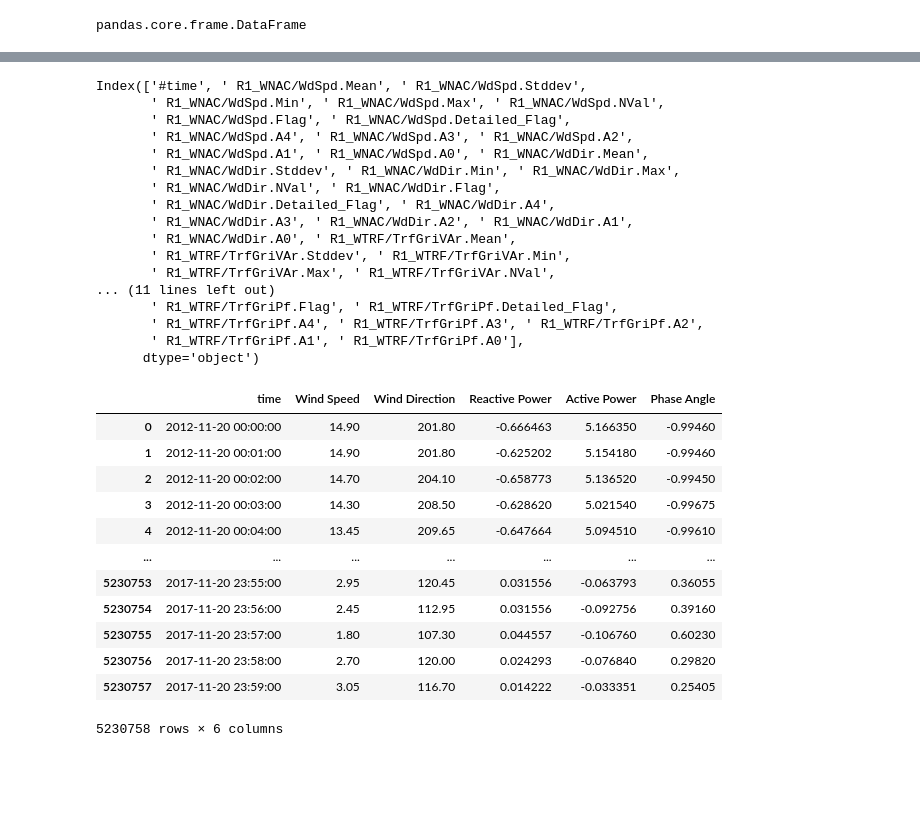
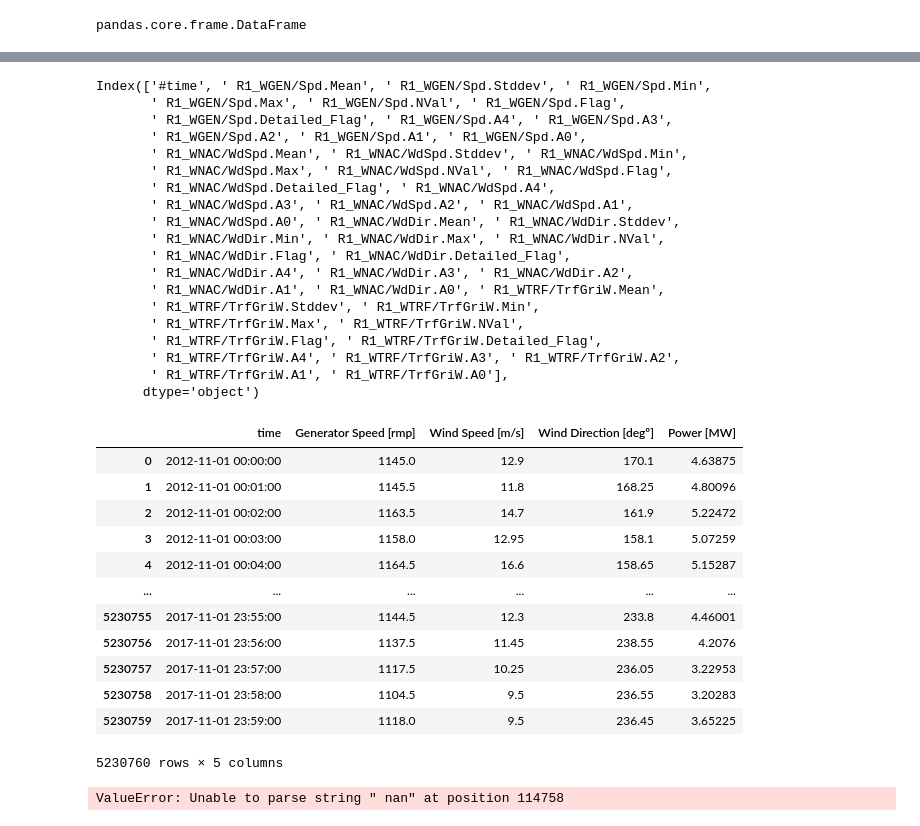
Before and after one commit to BertaVives/Analisis-de-la-insuficiencia-cardiaca, a Jupyter notebook: src/notebooks/data_import.ipynb, the cells around one changed output, grey strips where cells are left out. Cells and saved outputs as stored; diff of their text form; code cells hidden in the pictures; blank space fills up the shorter version.

```diff
--- a/src/notebooks/data_import.ipynb
+++ b/src/notebooks/data_import.ipynb
@@ -1,8 +1,8 @@
 # %%
 import pandas as pd
 # %%
-file = '../data/bertavivesm.20221129144401885.data.csv'
-df = pd.read_csv(file,delimiter=';')
+file = '../data/bertavivesm.20221206152300592.database.csv'
+df = pd.read_csv(file, delimiter=';', low_memory=False)
 type(df)
 # %% [output]
 pandas.core.frame.DataFrame
@@ -29,44 +29,48 @@ df
 # %%
 df.columns
 # %% [output]
-Index(['#time', ' R1_WNAC/WdSpd.Mean', ' R1_WNAC/WdSpd.Stddev',
-       ' R1_WNAC/WdSpd.Min', ' R1_WNAC/WdSpd.Max', ' R1_WNAC/WdSpd.NVal',
-       ' R1_WNAC/WdSpd.Flag', ' R1_WNAC/WdSpd.Detailed_Flag',
-       ' R1_WNAC/WdSpd.A4', ' R1_WNAC/WdSpd.A3', ' R1_WNAC/WdSpd.A2',
-       ' R1_WNAC/WdSpd.A1', ' R1_WNAC/WdSpd.A0', ' R1_WNAC/WdDir.Mean',
-       ' R1_WNAC/WdDir.Stddev', ' R1_WNAC/WdDir.Min', ' R1_WNAC/WdDir.Max',
-       ' R1_WNAC/WdDir.NVal', ' R1_WNAC/WdDir.Flag',
-       ' R1_WNAC/WdDir.Detailed_Flag', ' R1_WNAC/WdDir.A4',
-       ' R1_WNAC/WdDir.A3', ' R1_WNAC/WdDir.A2', ' R1_WNAC/WdDir.A1',
-       ' R1_WNAC/WdDir.A0', ' R1_WTRF/TrfGriVAr.Mean',
-       ' R1_WTRF/TrfGriVAr.Stddev', ' R1_WTRF/TrfGriVAr.Min',
-       ' R1_WTRF/TrfGriVAr.Max', ' R1_WTRF/TrfGriVAr.NVal',
-... (11 lines left out)
-       ' R1_WTRF/TrfGriPf.Flag', ' R1_WTRF/TrfGriPf.Detailed_Flag',
-       ' R1_WTRF/TrfGriPf.A4', ' R1_WTRF/TrfGriPf.A3', ' R1_WTRF/TrfGriPf.A2',
-       ' R1_WTRF/TrfGriPf.A1', ' R1_WTRF/TrfGriPf.A0'],
+Index(['#time', ' R1_WGEN/Spd.Mean', ' R1_WGEN/Spd.Stddev', ' R1_WGEN/Spd.Min',
+       ' R1_WGEN/Spd.Max', ' R1_WGEN/Spd.NVal', ' R1_WGEN/Spd.Flag',
+       ' R1_WGEN/Spd.Detailed_Flag', ' R1_WGEN/Spd.A4', ' R1_WGEN/Spd.A3',
+       ' R1_WGEN/Spd.A2', ' R1_WGEN/Spd.A1', ' R1_WGEN/Spd.A0',
+       ' R1_WNAC/WdSpd.Mean', ' R1_WNAC/WdSpd.Stddev', ' R1_WNAC/WdSpd.Min',
+       ' R1_WNAC/WdSpd.Max', ' R1_WNAC/WdSpd.NVal', ' R1_WNAC/WdSpd.Flag',
+       ' R1_WNAC/WdSpd.Detailed_Flag', ' R1_WNAC/WdSpd.A4',
+       ' R1_WNAC/WdSpd.A3', ' R1_WNAC/WdSpd.A2', ' R1_WNAC/WdSpd.A1',
+       ' R1_WNAC/WdSpd.A0', ' R1_WNAC/WdDir.Mean', ' R1_WNAC/WdDir.Stddev',
+       ' R1_WNAC/WdDir.Min', ' R1_WNAC/WdDir.Max', ' R1_WNAC/WdDir.NVal',
+       ' R1_WNAC/WdDir.Flag', ' R1_WNAC/WdDir.Detailed_Flag',
+       ' R1_WNAC/WdDir.A4', ' R1_WNAC/WdDir.A3', ' R1_WNAC/WdDir.A2',
+       ' R1_WNAC/WdDir.A1', ' R1_WNAC/WdDir.A0', ' R1_WTRF/TrfGriW.Mean',
+       ' R1_WTRF/TrfGriW.Stddev', ' R1_WTRF/TrfGriW.Min',
+       ' R1_WTRF/TrfGriW.Max', ' R1_WTRF/TrfGriW.NVal',
+       ' R1_WTRF/TrfGriW.Flag', ' R1_WTRF/TrfGriW.Detailed_Flag',
+       ' R1_WTRF/TrfGriW.A4', ' R1_WTRF/TrfGriW.A3', ' R1_WTRF/TrfGriW.A2',
+       ' R1_WTRF/TrfGriW.A1', ' R1_WTRF/TrfGriW.A0'],
       dtype='object')
 # %%
-df1 = df[['#time', ' R1_WNAC/WdSpd.Mean', ' R1_WNAC/WdDir.Mean',
-       ' R1_WTRF/TrfGriVAr.Mean', ' R1_WTRF/TrfGriW.Mean',
-       ' R1_WTRF/TrfGriPf.Mean']]
+df1 = df[['#time',' R1_WGEN/Spd.Mean',' R1_WNAC/WdSpd.Mean',' R1_WNAC/WdDir.Mean',' R1_WTRF/TrfGriW.Mean']]
 
-df1.columns = ['time','Wind Speed','Wind Direction','Reactive Power','Active Power','Phase Angle']
+df1.columns = ['time','Generator Speed [rmp]','Wind Speed [m/s]','Wind Direction [degº]','Power [MW]']
 df1
 # %% [output]
-|  | time | Wind Speed | Wind Direction | Reactive Power | Active Power | Phase Angle |
-| 0 | 2012-11-20 00:00:00 | 14.90 | 201.80 | -0.666463 | 5.166350 | -0.99460 |
-| 1 | 2012-11-20 00:01:00 | 14.90 | 201.80 | -0.625202 | 5.154180 | -0.99460 |
-| 2 | 2012-11-20 00:02:00 | 14.70 | 204.10 | -0.658773 | 5.136520 | -0.99450 |
-| 3 | 2012-11-20 00:03:00 | 14.30 | 208.50 | -0.628620 | 5.021540 | -0.99675 |
-| 4 | 2012-11-20 00:04:00 | 13.45 | 209.65 | -0.647664 | 5.094510 | -0.99610 |
-| ... | ... | ... | ... | ... | ... | ... |
-| 5230753 | 2017-11-20 23:55:00 | 2.95 | 120.45 | 0.031556 | -0.063793 | 0.36055 |
-| 5230754 | 2017-11-20 23:56:00 | 2.45 | 112.95 | 0.031556 | -0.092756 | 0.39160 |
-| 5230755 | 2017-11-20 23:57:00 | 1.80 | 107.30 | 0.044557 | -0.106760 | 0.60230 |
-| 5230756 | 2017-11-20 23:58:00 | 2.70 | 120.00 | 0.024293 | -0.076840 | 0.29820 |
-| 5230757 | 2017-11-20 23:59:00 | 3.05 | 116.70 | 0.014222 | -0.033351 | 0.25405 |
+|  | time | Generator Speed [rmp] | Wind Speed [m/s] | Wind Direction [degº] | Power [MW] |
+| 0 | 2012-11-01 00:00:00 | 1145.0 | 12.9 | 170.1 | 4.63875 |
+| 1 | 2012-11-01 00:01:00 | 1145.5 | 11.8 | 168.25 | 4.80096 |
+| 2 | 2012-11-01 00:02:00 | 1163.5 | 14.7 | 161.9 | 5.22472 |
+| 3 | 2012-11-01 00:03:00 | 1158.0 | 12.95 | 158.1 | 5.07259 |
+| 4 | 2012-11-01 00:04:00 | 1164.5 | 16.6 | 158.65 | 5.15287 |
+| ... | ... | ... | ... | ... | ... |
+| 5230755 | 2017-11-01 23:55:00 | 1144.5 | 12.3 | 233.8 | 4.46001 |
+| 5230756 | 2017-11-01 23:56:00 | 1137.5 | 11.45 | 238.55 | 4.2076 |
+| 5230757 | 2017-11-01 23:57:00 | 1117.5 | 10.25 | 236.05 | 3.22953 |
+| 5230758 | 2017-11-01 23:58:00 | 1104.5 | 9.5 | 236.55 | 3.20283 |
+| 5230759 | 2017-11-01 23:59:00 | 1118.0 | 9.5 | 236.45 | 3.65225 |
-5230758 rows × 6 columns
+5230760 rows × 5 columns
+# %%
+df1['Wind Speed [m/s]'] = pd.to_numeric(df1['Wind Speed [m/s]'], downcast='float')
+# %% [output]
+ValueError: Unable to parse string " nan" at position 114758
 # %%
 df1.info()
 # %% [output]
```
Also changed, not shown: parts of 6 cells of this notebook, 1 other file.
